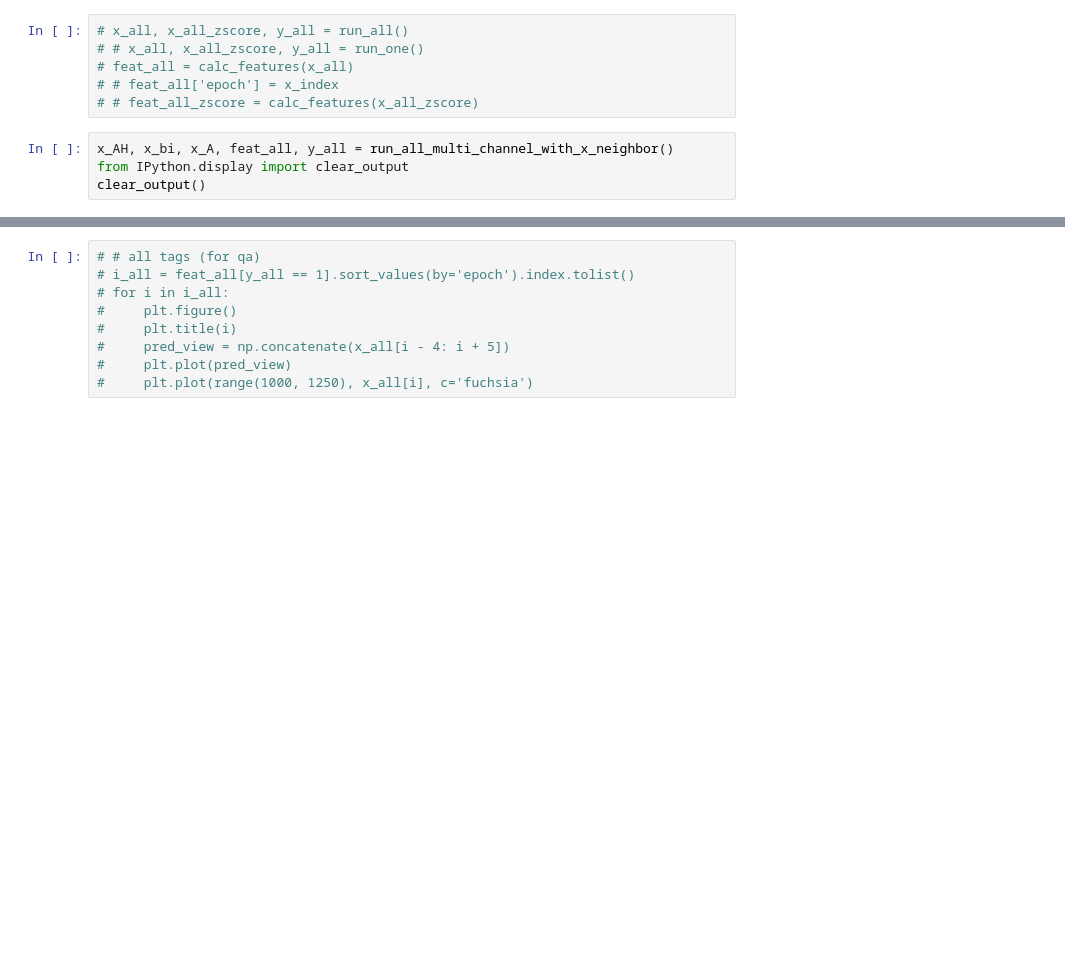
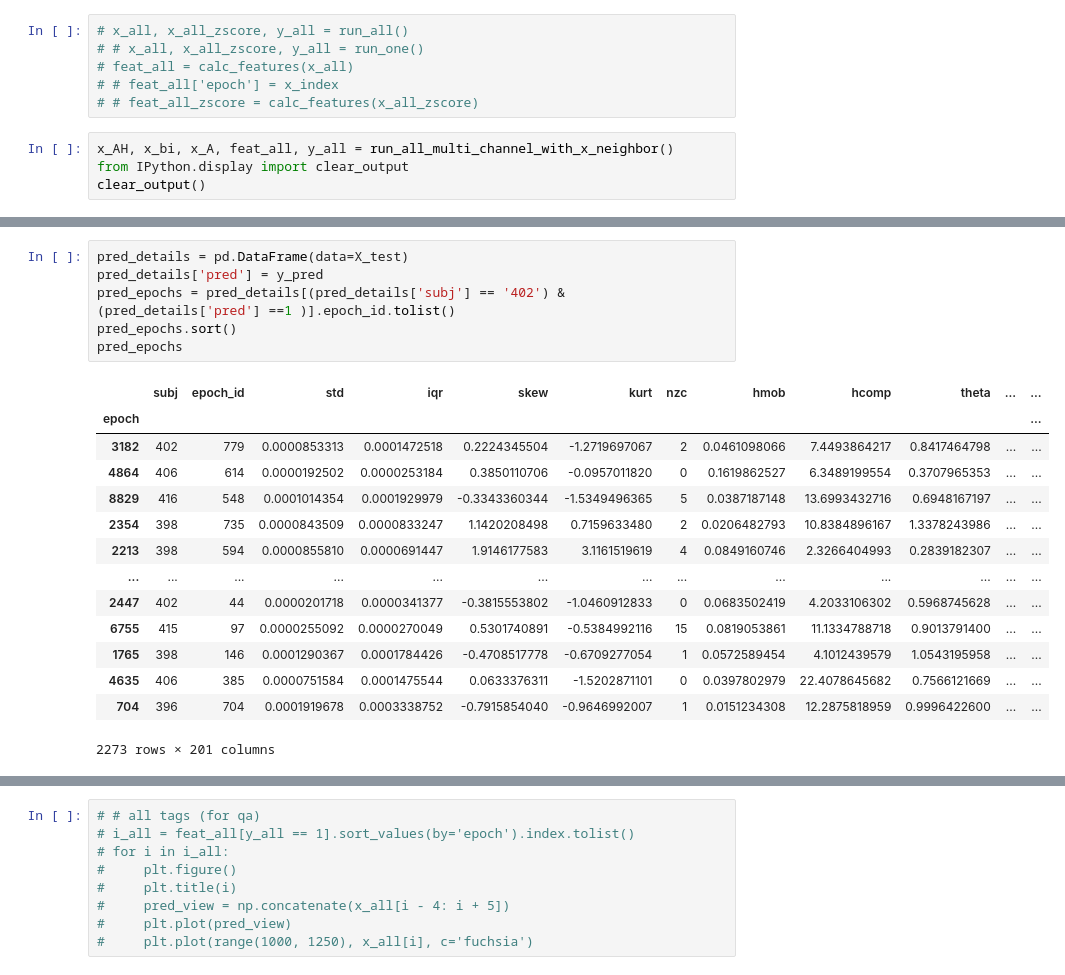
Before and after one commit to The1per/spikes_notebooks, a Jupyter notebook: yasa_model.ipynb, the cells around one changed output, grey strips where cells are left out. Cells and saved outputs as stored; diff of their text form; blank space fills up the shorter version.

```diff
--- a/yasa_model.ipynb
+++ b/yasa_model.ipynb
@@ -336,0 +340,21 @@ plt.show()
+# %%
+pred_details = pd.DataFrame(data=X_test)
+pred_details['pred'] = y_pred
+pred_epochs = pred_details[(pred_details['subj'] == '402') & (pred_details['pred'] ==1 )].epoch_id.tolist()
+pred_epochs.sort()
+pred_epochs
+# %% [output]
+|  | subj | epoch_id | std | iqr | skew | kurt | nzc | hmob | hcomp | theta | ... | ... |
+| epoch |  |  |  |  |  |  |  |  |  |  |  | ... |
+| 3182 | 402 | 779 | 0.0000853313 | 0.0001472518 | 0.2224345504 | -1.2719697067 | 2 | 0.0461098066 | 7.4493864217 | 0.8417464798 | ... | ... |
+| 4864 | 406 | 614 | 0.0000192502 | 0.0000253184 | 0.3850110706 | -0.0957011820 | 0 | 0.1619862527 | 6.3489199554 | 0.3707965353 | ... | ... |
+| 8829 | 416 | 548 | 0.0001014354 | 0.0001929979 | -0.3343360344 | -1.5349496365 | 5 | 0.0387187148 | 13.6993432716 | 0.6948167197 | ... | ... |
+| 2354 | 398 | 735 | 0.0000843509 | 0.0000833247 | 1.1420208498 | 0.7159633480 | 2 | 0.0206482793 | 10.8384896167 | 1.3378243986 | ... | ... |
+| 2213 | 398 | 594 | 0.0000855810 | 0.0000691447 | 1.9146177583 | 3.1161519619 | 4 | 0.0849160746 | 2.3266404993 | 0.2839182307 | ... | ... |
+| ... | ... | ... | ... | ... | ... | ... | ... | ... | ... | ... | ... | ... |
+| 2447 | 402 | 44 | 0.0000201718 | 0.0000341377 | -0.3815553802 | -1.0460912833 | 0 | 0.0683502419 | 4.2033106302 | 0.5968745628 | ... | ... |
+| 6755 | 415 | 97 | 0.0000255092 | 0.0000270049 | 0.5301740891 | -0.5384992116 | 15 | 0.0819053861 | 11.1334788718 | 0.9013791400 | ... | ... |
+| 1765 | 398 | 146 | 0.0001290367 | 0.0001784426 | -0.4708517778 | -0.6709277054 | 1 | 0.0572589454 | 4.1012439579 | 1.0543195958 | ... | ... |
+| 4635 | 406 | 385 | 0.0000751584 | 0.0001475544 | 0.0633376311 | -1.5202871101 | 0 | 0.0397802979 | 22.4078645682 | 0.7566121669 | ... | ... |
+| 704 | 396 | 704 | 0.0001919678 | 0.0003338752 | -0.7915854040 | -0.9646992007 | 1 | 0.0151234308 | 12.2875818959 | 0.9996422600 | ... | ... |
+2273 rows × 201 columns
```
Also changed, not shown: parts of 8 cells of this notebook, 1 other file.
